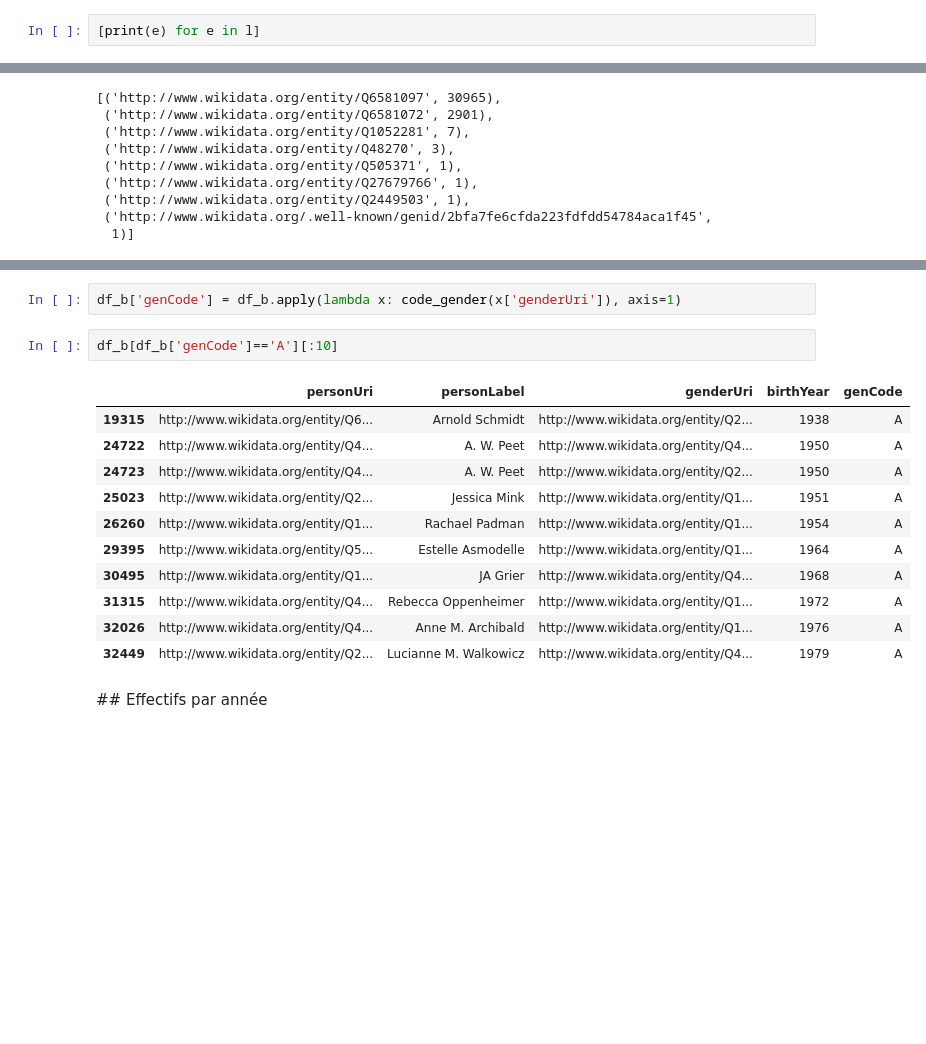
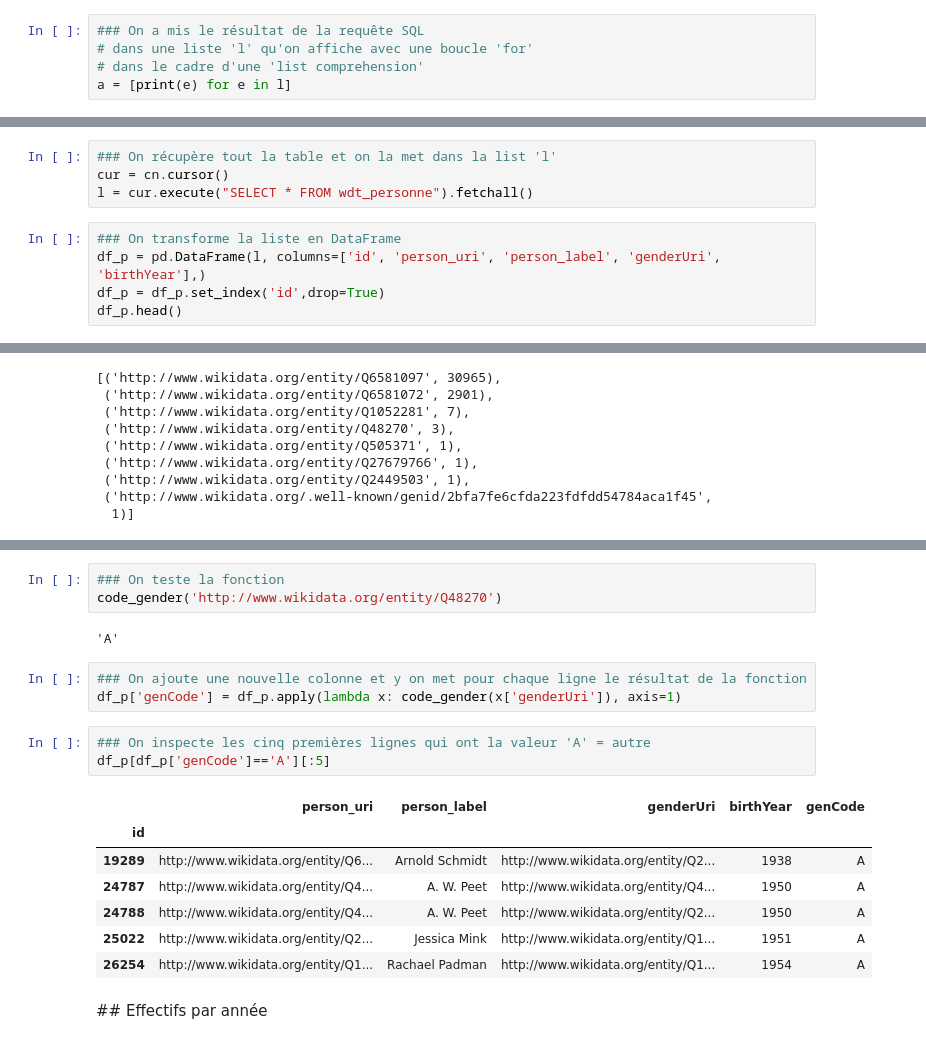
Before and after one commit to Chiodo53/astronomers, a Jupyter notebook: notebooks_jupyter/wikidata_exploration/distribution_naissances.ipynb, the cells around one changed output, grey strips where cells are left out. Cells and saved outputs as stored; diff of their text form; blank space fills up the shorter version.

```diff
--- a/notebooks_jupyter/wikidata_exploration/distribution_naissances.ipynb
+++ b/notebooks_jupyter/wikidata_exploration/distribution_naissances.ipynb
@@ -167,7 +159,10 @@ Erreur:  Table 'wdt_personne' already exists.
 cur = cn.cursor()
 l = cur.execute("SELECT * FROM wdt_personne limit 3").fetchall()
 # %%
-[print(e) for e in l]
+### On a mis le résultat de la requête SQL
+# dans une liste 'l' qu'on affiche avec une boucle 'for'
+# dans le cadre d'une 'list comprehension'
+a = [print(e) for e in l]
 # %% [output]
 (0, 'http://www.wikidata.org/entity/Q855257', 'Blasius of Parma', 'http://www.wikidata.org/entity/Q6581097', '1355')
 (1, 'http://www.wikidata.org/entity/Q4121967', 'Ibn al-Majdi', 'http://www.wikidata.org/entity/Q6581097', '1359')
@@ -175,0 +172,9 @@ l = cur.execute("SELECT * FROM wdt_personne limit 3").fetchall()
+# %%
+### On récupère tout la table et on la met dans la list 'l'
+cur = cn.cursor()
+l = cur.execute("SELECT * FROM wdt_personne").fetchall()
+# %%
+### On transforme la liste en DataFrame
+df_p = pd.DataFrame(l, columns=['id', 'person_uri', 'person_label', 'genderUri', 'birthYear'],)
+df_p = df_p.set_index('id',drop=True)
+df_p.head()
@@ -205,21 +234,24 @@ def code_gender(g_uri):
         a = 'A'
     return a
+# %%
+### On teste la fonction
+code_gender('http://www.wikidata.org/entity/Q48270')
+# %% [output]
+'A'
 # %%
-df_b['genCode'] = df_b.apply(lambda x: code_gender(x['genderUri']), axis=1)
+### On ajoute une nouvelle colonne et y on met pour chaque ligne le résultat de la fonction
+df_p['genCode'] = df_p.apply(lambda x: code_gender(x['genderUri']), axis=1)
 # %%
-df_b[df_b['genCode']=='A'][:10]
+### On inspecte les cinq premières lignes qui ont la valeur 'A' = autre
+df_p[df_p['genCode']=='A'][:5]
 # %% [output]
-|  | personUri | personLabel | genderUri | birthYear | genCode |
-| 19315 | http://www.wikidata.org/entity/Q6... | Arnold Schmidt | http://www.wikidata.org/entity/Q2... | 1938 | A |
-| 24722 | http://www.wikidata.org/entity/Q4... | A. W. Peet | http://www.wikidata.org/entity/Q4... | 1950 | A |
-| 24723 | http://www.wikidata.org/entity/Q4... | A. W. Peet | http://www.wikidata.org/entity/Q2... | 1950 | A |
-| 25023 | http://www.wikidata.org/entity/Q2... | Jessica Mink | http://www.wikidata.org/entity/Q1... | 1951 | A |
-| 26260 | http://www.wikidata.org/entity/Q1... | Rachael Padman | http://www.wikidata.org/entity/Q1... | 1954 | A |
-| 29395 | http://www.wikidata.org/entity/Q5... | Estelle Asmodelle | http://www.wikidata.org/entity/Q1... | 1964 | A |
-| 30495 | http://www.wikidata.org/entity/Q1... | JA Grier | http://www.wikidata.org/entity/Q4... | 1968 | A |
-| 31315 | http://www.wikidata.org/entity/Q4... | Rebecca Oppenheimer | http://www.wikidata.org/entity/Q1... | 1972 | A |
-| 32026 | http://www.wikidata.org/entity/Q4... | Anne M. Archibald | http://www.wikidata.org/entity/Q1... | 1976 | A |
-| 32449 | http://www.wikidata.org/entity/Q2... | Lucianne M. Walkowicz | http://www.wikidata.org/entity/Q4... | 1979 | A |
+|  | person_uri | person_label | genderUri | birthYear | genCode |
+| id |  |  |  |  |  |
+| 19289 | http://www.wikidata.org/entity/Q6... | Arnold Schmidt | http://www.wikidata.org/entity/Q2... | 1938 | A |
+| 24787 | http://www.wikidata.org/entity/Q4... | A. W. Peet | http://www.wikidata.org/entity/Q4... | 1950 | A |
+| 24788 | http://www.wikidata.org/entity/Q4... | A. W. Peet | http://www.wikidata.org/entity/Q2... | 1950 | A |
+| 25022 | http://www.wikidata.org/entity/Q2... | Jessica Mink | http://www.wikidata.org/entity/Q1... | 1951 | A |
+| 26254 | http://www.wikidata.org/entity/Q1... | Rachael Padman | http://www.wikidata.org/entity/Q1... | 1954 | A |
 # %% [markdown]
 ## Effectifs par année
 # %%
```
Also changed, not shown: parts of 49 cells of this notebook.
